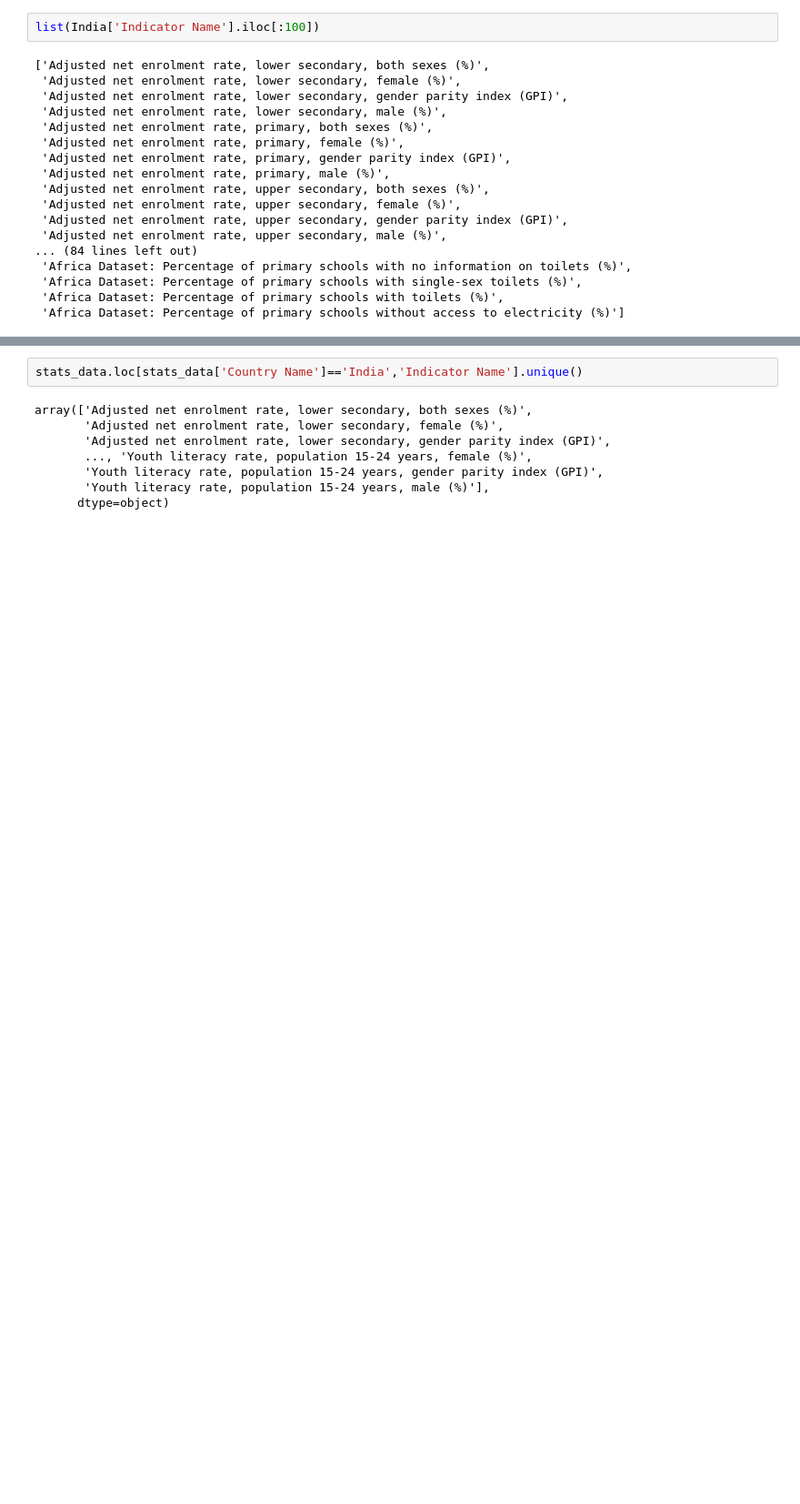
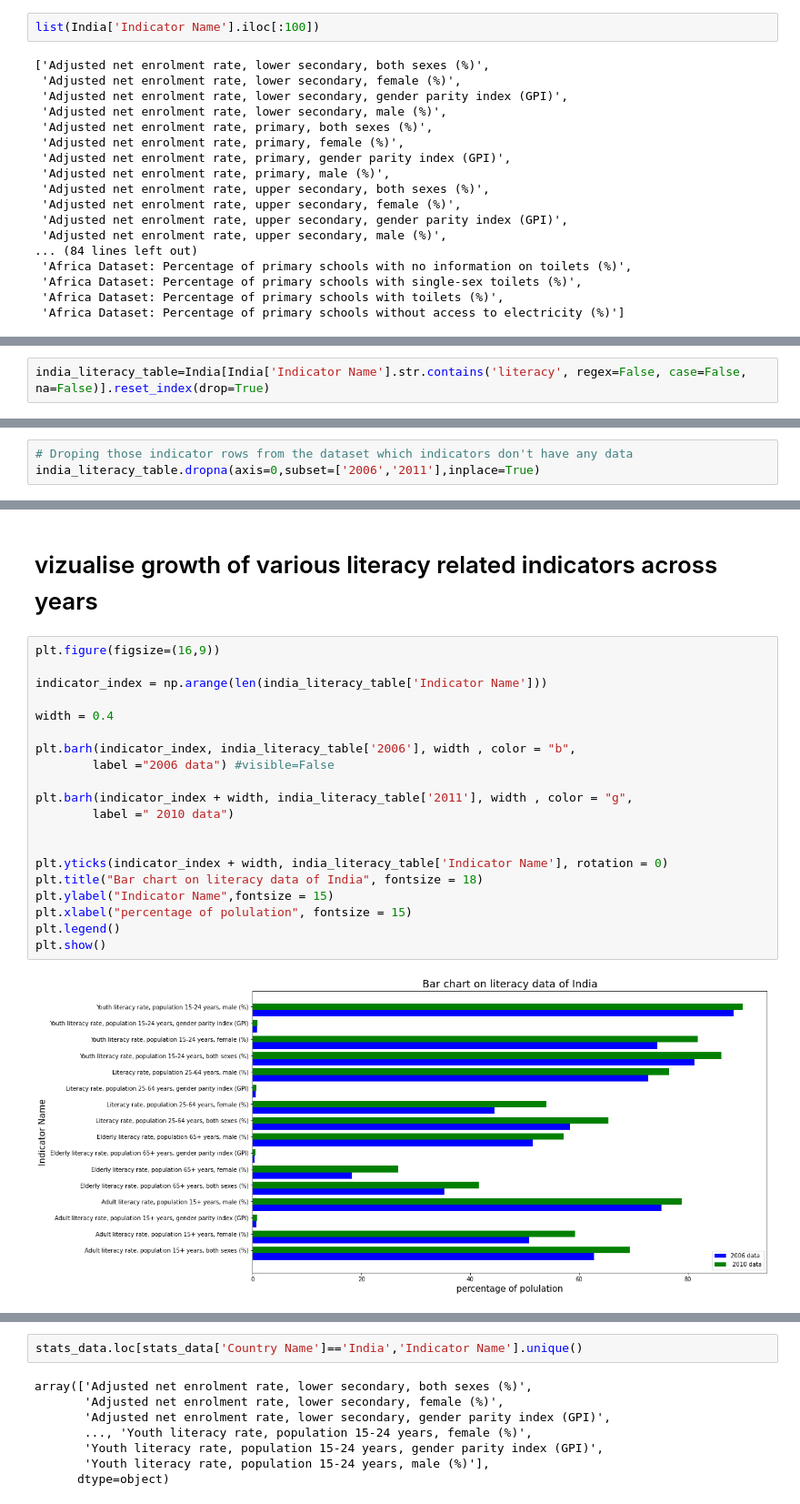
Before and after one commit to sksuman97/WorldBank-Global-Education-Analysis, a Jupyter notebook: Sumanta_Muduli_World_Bank_Global_Education_Analysis_Capstone_Project.ipynb, the cells around one changed output, grey strips where cells are left out. Shown at 91% size. Drawn from its saved outputs; the diff is of its cells as text; blank space fills up the shorter version.

```diff
--- a/Sumanta_Muduli_World_Bank_Global_Education_Analysis_Capstone_Project.ipynb
+++ b/Sumanta_Muduli_World_Bank_Global_Education_Analysis_Capstone_Project.ipynb
@@ -514,0 +678,2 @@ India[~India.isnull()]
+# %%
+india_literacy_table=India[India['Indicator Name'].str.contains('literacy', regex=False, case=False, na=False)].reset_index(drop=True)
@@ -514,0 +702,3 @@ India[~India.isnull()]
+# %%
+# Droping those indicator rows from the dataset which indicators don't have any data
+india_literacy_table.dropna(axis=0,subset=['2006','2011'],inplace=True)
@@ -514,0 +725,24 @@ India[~India.isnull()]
+# %% [markdown]
+# vizualise growth of various literacy related indicators across years
+# %%
+plt.figure(figsize=(16,9))
+
+indicator_index = np.arange(len(india_literacy_table['Indicator Name']))
+
+width = 0.4
+
+plt.barh(indicator_index, india_literacy_table['2006'], width , color = "b",
+        label ="2006 data") #visible=False
+
+plt.barh(indicator_index + width, india_literacy_table['2011'], width , color = "g",
+        label =" 2010 data")
+
+
+plt.yticks(indicator_index + width, india_literacy_table['Indicator Name'], rotation = 0)
+plt.title("Bar chart on literacy data of India", fontsize = 18)
+plt.ylabel("Indicator Name",fontsize = 15)
+plt.xlabel("percentage of polulation", fontsize = 15)
+plt.legend()
+plt.show()
+# %% [output]
+[figure, added]
```
Also changed, not shown: parts of 91 cells of this notebook.
